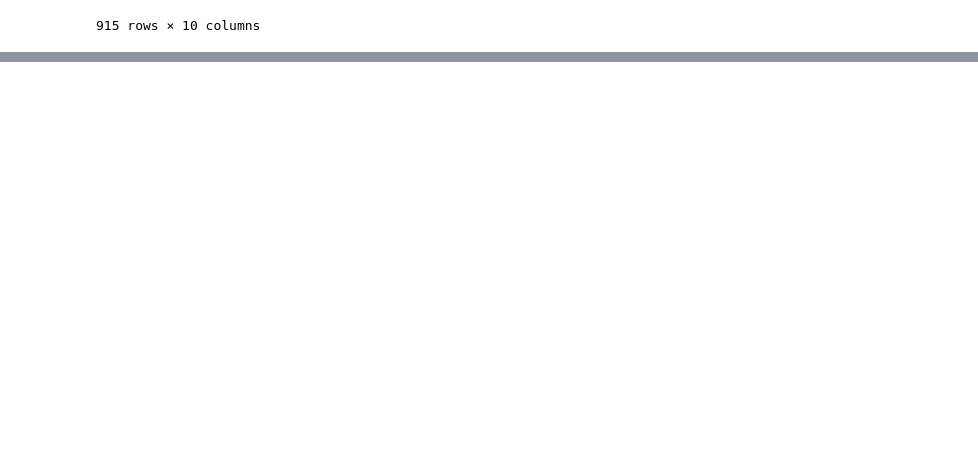
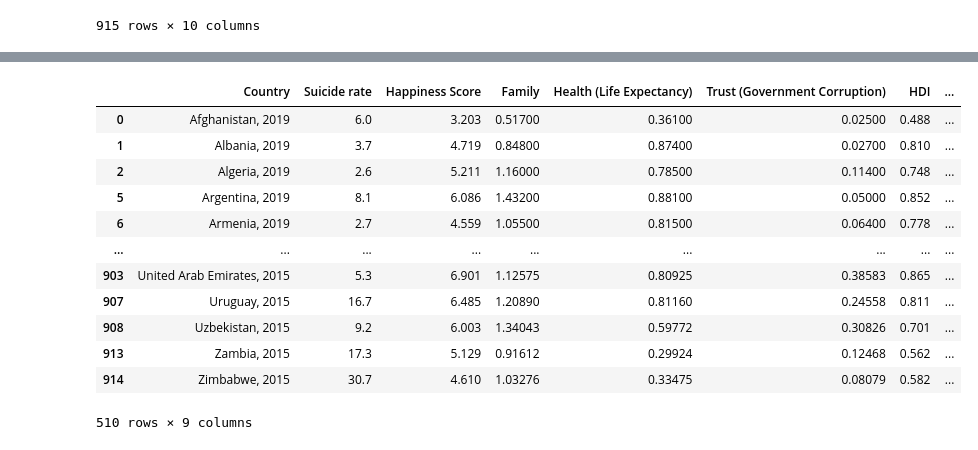
Before and after one commit to Rain1618/Global-Health-Hack, a Jupyter notebook: Data_prep_(raina).ipynb, the cells around one changed output, grey strips where cells are left out. Drawn from its saved outputs; the diff is of its cells as text; code cells hidden in the pictures; blank space fills up the shorter version.

```diff
--- a/Data_prep_(raina).ipynb
+++ b/Data_prep_(raina).ipynb
@@ -81,0 +172,17 @@ merged_df
+# %%
+a = merged_haiqi.dropna()
+a
+# %% [output]
+|  | Country | Suicide rate | Happiness Score | Family | Health (Life Expectancy) | Trust (Government Corruption) | HDI | ... |
+| 0 | Afghanistan, 2019 | 6.0 | 3.203 | 0.51700 | 0.36100 | 0.02500 | 0.488 | ... |
+| 1 | Albania, 2019 | 3.7 | 4.719 | 0.84800 | 0.87400 | 0.02700 | 0.810 | ... |
+| 2 | Algeria, 2019 | 2.6 | 5.211 | 1.16000 | 0.78500 | 0.11400 | 0.748 | ... |
+| 5 | Argentina, 2019 | 8.1 | 6.086 | 1.43200 | 0.88100 | 0.05000 | 0.852 | ... |
+| 6 | Armenia, 2019 | 2.7 | 4.559 | 1.05500 | 0.81500 | 0.06400 | 0.778 | ... |
+| ... | ... | ... | ... | ... | ... | ... | ... | ... |
+| 903 | United Arab Emirates, 2015 | 5.3 | 6.901 | 1.12575 | 0.80925 | 0.38583 | 0.865 | ... |
+| 907 | Uruguay, 2015 | 16.7 | 6.485 | 1.20890 | 0.81160 | 0.24558 | 0.811 | ... |
+| 908 | Uzbekistan, 2015 | 9.2 | 6.003 | 1.34043 | 0.59772 | 0.30826 | 0.701 | ... |
+| 913 | Zambia, 2015 | 17.3 | 5.129 | 0.91612 | 0.29924 | 0.12468 | 0.562 | ... |
+| 914 | Zimbabwe, 2015 | 30.7 | 4.610 | 1.03276 | 0.33475 | 0.08079 | 0.582 | ... |
+510 rows × 9 columns
```
Also changed, not shown: parts of 8 cells of this notebook.
